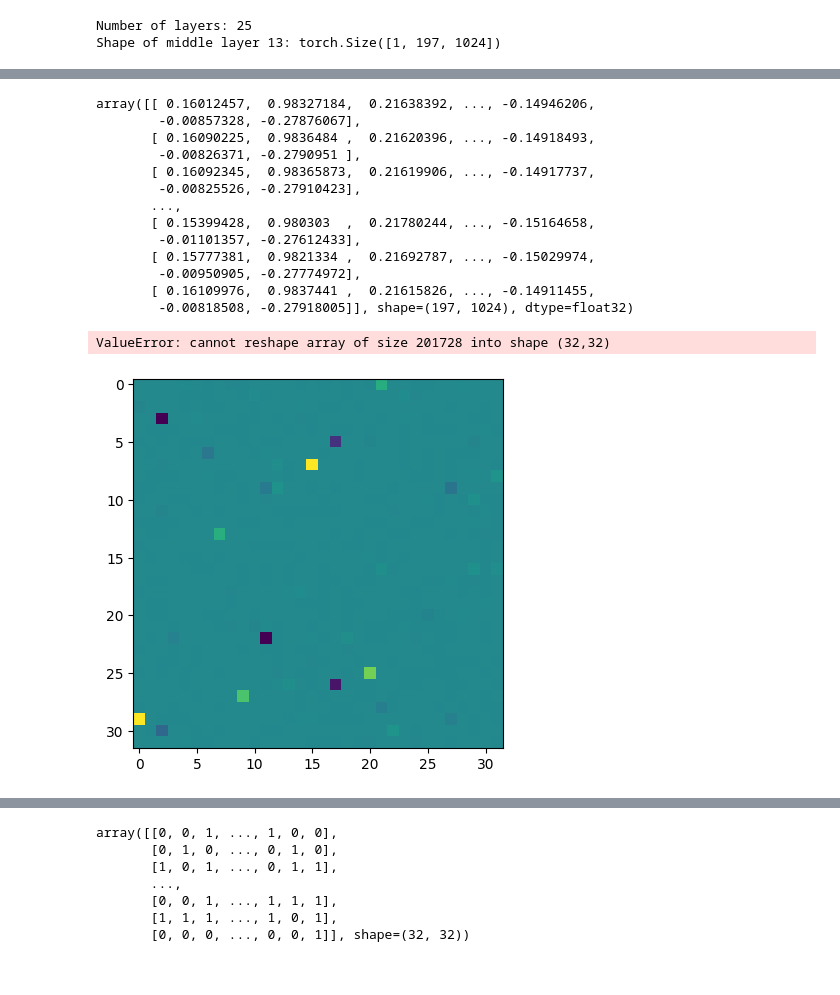
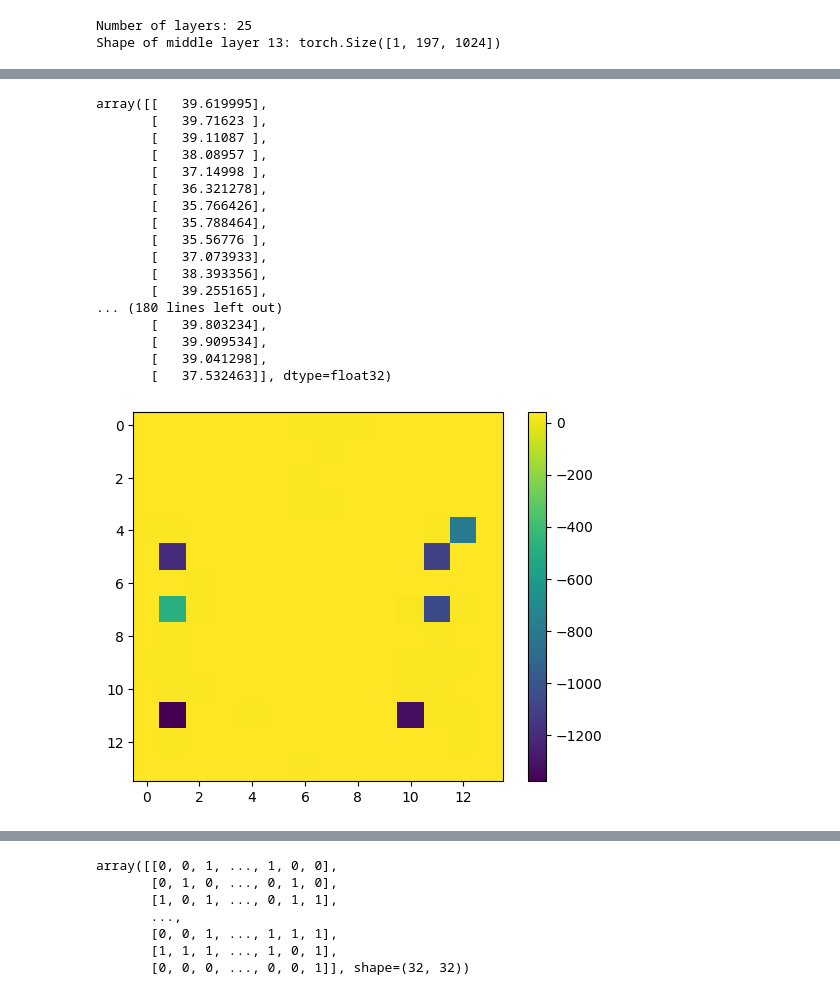
Before and after one commit to campmans/figure2find, a Jupyter notebook: segmentation.ipynb, the cells around one changed output, grey strips where cells are left out. Saved outputs shown, nothing was run; the diff lists cells and outputs as text; code cells hidden in the pictures.

Commit message:
heatmap

```diff
--- a/segmentation.ipynb
+++ b/segmentation.ipynb
@@ -9,8 +9,9 @@ import requests
 # image = Image.open(requests.get(url, stream=True).raw)
 
 url = 'http://images.cocodataset.org/val2017/000000039769.jpg'
-# image = Image.open('faces_vase_color.jpg')
-image = Image.open('ondergaande_zon_klein.jpeg')
+image = Image.open('faces_vase_color.jpg')
+# image = Image.open('ondergaande_zon_klein.jpeg')
+
 
 processor = ViTImageProcessor.from_pretrained('google/vit-large-patch16-224-in21k')
 model = ViTModel.from_pretrained('google/vit-large-patch16-224-in21k')
@@ -48,9 +49,9 @@ image
 # %%
 from sklearn.decomposition import PCA
-X = middle_layer_output.detach().numpy()[0] #Tensor with activations from the middle layer
+X = middle_layer_output.detach().numpy()[0][1:,:] #Tensor with activations from the middle layer
 
 pca = PCA(n_components=1)
-pca.fit(X)
+X_reduced = pca.fit_transform(X)
 print(pca.explained_variance_ratio_)
 print(pca.singular_values_)
 # %% [output]
@@ -76,40 +70,41 @@ plt.scatter(pca.components_[0, :], np.zeros(len(pca.components_[0])))
 # %%
-# 1. Select the first component (eigenvector)
-first_component = pca.components_[0] # Shape: (n_features,)
+# # 1. Select the first component (eigenvector)
+# first_component = pca.components_[0] # Shape: (n_features,)
 
-# 2. Project data (n_samples, 1) using the component
-X_reduced = pca.transform(X)[:, 0].reshape(-1, 1)
+# # 2. Project data (n_samples, 1) using the component
+# X_reduced = pca.transform(X)[:, 0].reshape(-1, 1)
 
-# 3. Reconstruct: X_orig = (Reduced_Data * Components) + Mean
-# Note: Transpose first_component for matrix multiplication
-reconstruction = np.dot(X_reduced, first_component.reshape(1, -1)) + pca.mean_
+# # 3. Reconstruct: X_orig = (Reduced_Data * Components) + Mean
+# # Note: Transpose first_component for matrix multiplication
+# reconstruction = np.dot(X_reduced, first_component.reshape(1, -1)) + pca.mean_
 # %%
-reconstruction
+X_reduced
 # %% [output]
-array([[ 0.16012457,  0.98327184,  0.21638392, ..., -0.14946206,
-        -0.00857328, -0.27876067],
-       [ 0.16090225,  0.9836484 ,  0.21620396, ..., -0.14918493,
-        -0.00826371, -0.2790951 ],
-       [ 0.16092345,  0.98365873,  0.21619906, ..., -0.14917737,
-        -0.00825526, -0.27910423],
-       ...,
-       [ 0.15399428,  0.980303  ,  0.21780244, ..., -0.15164658,
-        -0.01101357, -0.27612433],
-       [ 0.15777381,  0.9821334 ,  0.21692787, ..., -0.15029974,
-        -0.00950905, -0.27774972],
-       [ 0.16109976,  0.9837441 ,  0.21615826, ..., -0.14911455,
-        -0.00818508, -0.27918005]], shape=(197, 1024), dtype=float32)
+array([[   39.619995],
+       [   39.71623 ],
+       [   39.11087 ],
+       [   38.08957 ],
+       [   37.14998 ],
+       [   36.321278],
+       [   35.766426],
+       [   35.788464],
+       [   35.56776 ],
+       [   37.073933],
+       [   38.393356],
+       [   39.255165],
+... (180 lines left out)
+       [   39.803234],
+       [   39.909534],
+       [   39.041298],
+       [   37.532463]], dtype=float32)
-# %%
-reconstruction.reshape(32,32)
-# %% [output]
-ValueError: cannot reshape array of size 201728 into shape (32,32)
 # %%
-doe_die_image = first_component.reshape(32,32)
+doe_die_image = X_reduced.reshape(14,14)
 # %%
-plt.imshow(doe_die_image, interpolation=None)
+plt.imshow(doe_die_image,cmap='viridis', interpolation=None)
+plt.colorbar()
 plt.show()
 # %% [output]
-[figure, old version]
+[figure, new version]
 # %%
 
 import matplotlib.pyplot as plt
```
Also changed, not shown: parts of 8 cells of this notebook.
